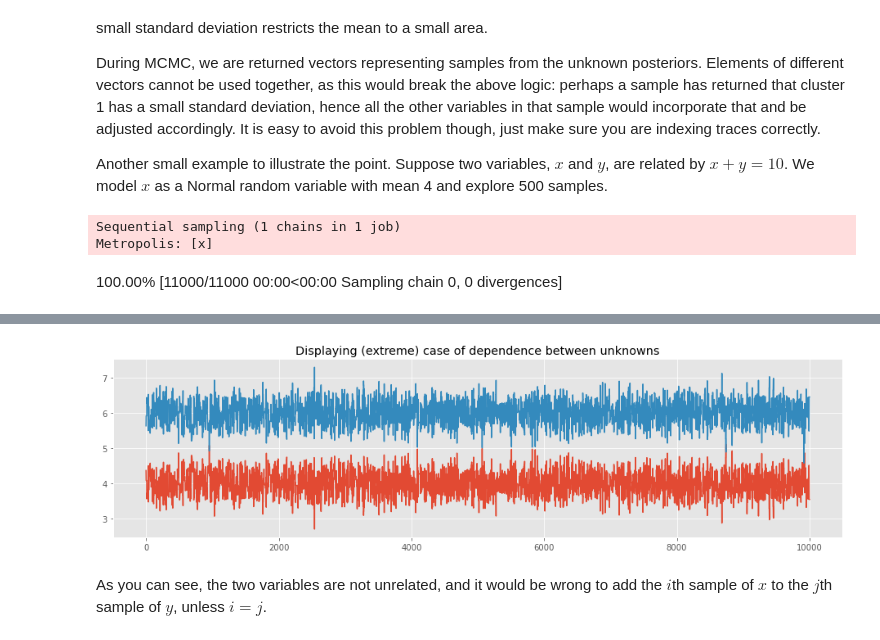
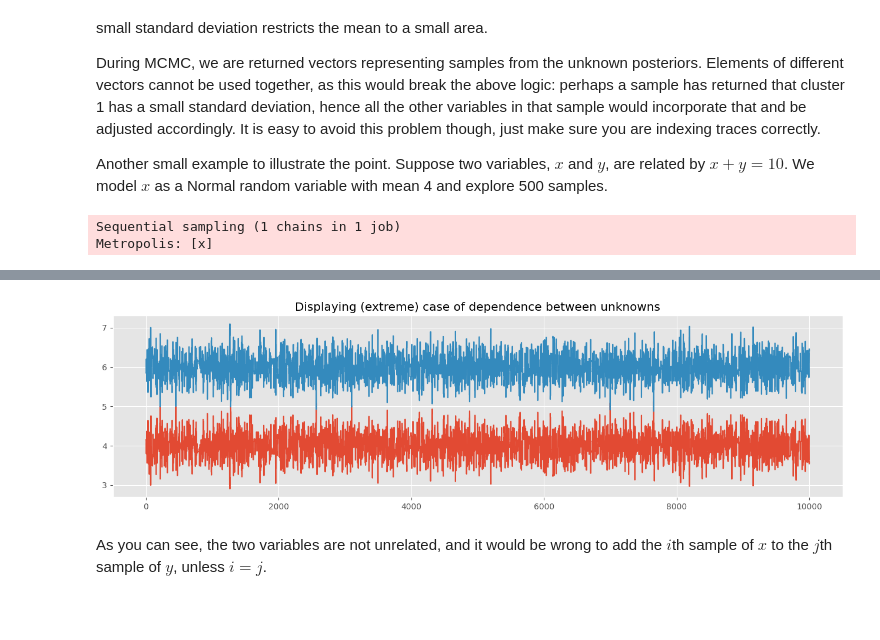
Before and after one commit to sjmckay/Probabilistic-Programming-and-Bayesian-Methods-for-Hackers, a Jupyter notebook: Chapter3_MCMC/Ch3_IntroMCMC_PyMC_current.ipynb, the cells around one changed output, grey strips where cells are left out. Saved outputs shown, nothing was run; the diff lists cells and outputs as text; code cells hidden in the pictures; blank space fills up the shorter version.

```diff
--- a/Chapter3_MCMC/Ch3_IntroMCMC_PyMC_current.ipynb
+++ b/Chapter3_MCMC/Ch3_IntroMCMC_PyMC_current.ipynb
@@ -556,7 +561,7 @@ with pm.Model() as model:
     x = pm.Normal("x", mu=4, tau=10)
     y = pm.Deterministic("y", 10 - x)
 
-    trace_2 = pm.sample(10000, pm.Metropolis(),chains=1)
+    trace_2 = pm.sample(10000, step=pm.Metropolis(),chains=1)
 
 plt.plot(trace_2.posterior.x.T)
 plt.plot(trace_2.posterior.y.T)
@@ -564,4 +569,3 @@ plt.title("Displaying (extreme) case of dependence between unknowns");
 # %% [output]
 Sequential sampling (1 chains in 1 job)
 Metropolis: [x]
-100.00% [11000/11000 00:00<00:00 Sampling chain 0, 0 divergences]
@@ -569,4 +576,4 @@ Sampling 1 chain for 1_000 tune and 10_000 draw iterations (1_000 + 10_000 draws
-[figure, old version]
+[figure, new version]
 # %% [markdown]
 As you can see, the two variables are not unrelated, and it would be wrong to add the $i$th sample of $x$ to the $j$th sample of $y$, unless $i = j$.
 # %% [markdown]
```
Also changed, not shown: parts of 16 cells of this notebook.
